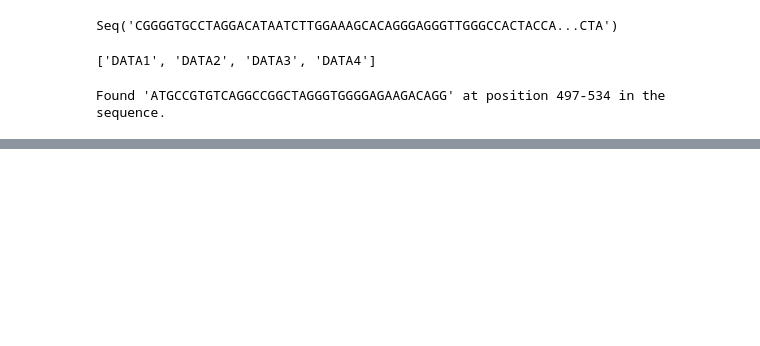
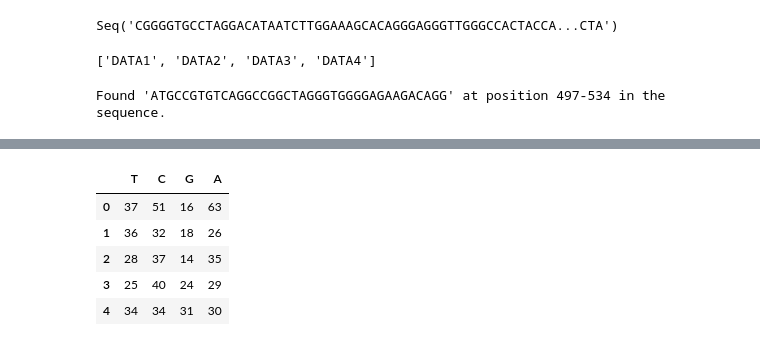
Before and after one commit to SiwanartMa/Automated-Intepretation-of-Mouse-Genetopy-Sanger-Sequencing-Data, a Jupyter notebook: compute.ipynb, the cells around one changed output, grey strips where cells are left out. Cells and saved outputs as stored; diff of their text form; code cells hidden in the pictures; blank space fills up the shorter version.

```diff
--- a/compute.ipynb
+++ b/compute.ipynb
@@ -70,3 +57,16 @@ dict_keys(['DATA1', 'DATA2', 'DATA3', 'DATA4'])
+# %%
+a.rename({'DATA1': 'T',
+          'DATA2': 'C',
+          'DATA3': 'G',
+          'DATA4': 'A'},
+          axis = 1).head()
+# %% [output]
+|  | T | C | G | A |
+| 0 | 37 | 51 | 16 | 63 |
+| 1 | 36 | 32 | 18 | 26 |
+| 2 | 28 | 37 | 14 | 35 |
+| 3 | 25 | 40 | 24 | 29 |
+| 4 | 34 | 34 | 31 | 30 |
 # %%
 colors = [tuple(np.random.rand(3)) for _ in range(len(channels))]
 for i, c in enumerate(channels):
```
Also changed, not shown: parts of 8 cells of this notebook.
